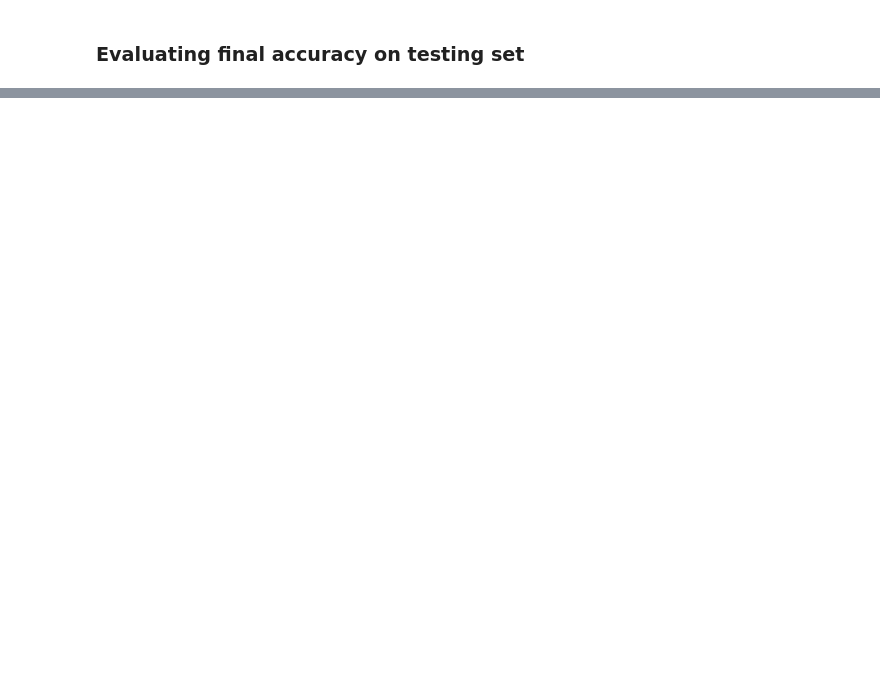
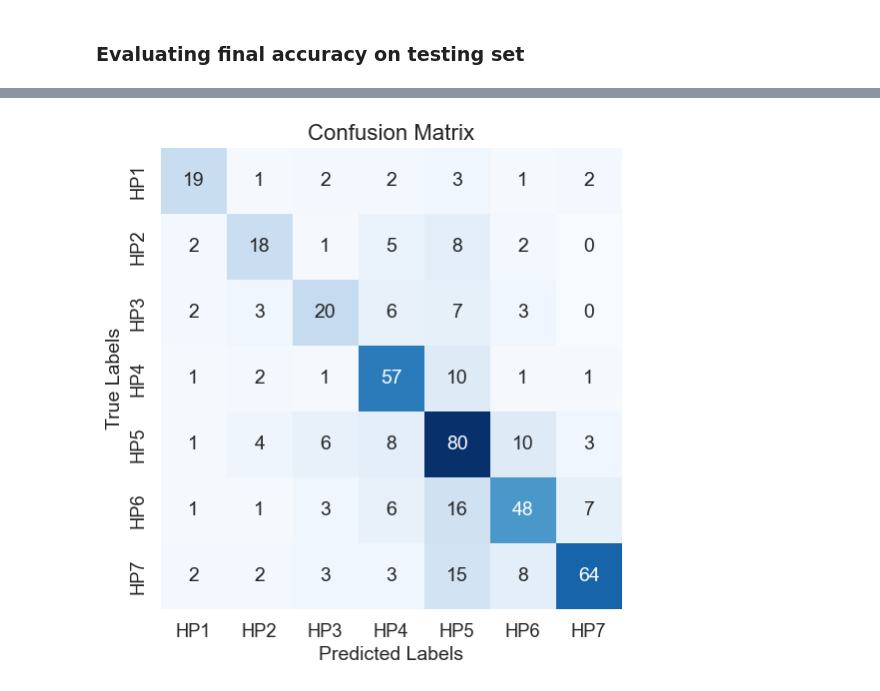
Before and after one commit to dami2106/Natural-Language-Processing, a Jupyter notebook: Lab_2/test.ipynb, the cells around one changed output, grey strips where cells are left out. Drawn from its saved outputs; the diff is of its cells as text; code cells hidden in the pictures; blank space fills up the shorter version.

Commit message:
Added plots

```diff
--- a/Lab_2/test.ipynb
+++ b/Lab_2/test.ipynb
@@ -116,20 +125,0 @@ Accuracy for delta = 0.0001 is 59.23566878980891
-# %%
-deltas = [0.0001, 0.00005, 0.00001, 0.000005, 0.000001]
-# deltas =  np.linspace(0.01, 0.001, 5)
-print("Testing delta values : ", deltas)
-best_delta = 0
-best_accuracy = 0
-for delta in deltas:
-    predicted = []
-    for page in val_data:
-        predicted.append(classify(page, delta))
-    cm = confusion_matrix(val_labels, predicted)
-    tot = np.sum(cm)
-    correct = np.sum(np.diagonal(cm))
-    accuracy = correct/tot * 100
-
-    if accuracy > best_accuracy:
-        best_accuracy = accuracy
-        best_delta = delta
-
-    print(f"Accuracy for delta = {delta} is {accuracy}")
@@ -147,10 +130,4 @@ Accuracy for delta = 1e-06 is 63.69426751592356
 #Use this delta on the testing set now
 predicted = []
 for page in test_data:
-    predicted.append(classify(page, 5e-06))
-cm = confusion_matrix(test_labels, predicted)
-tot = np.sum(cm)
-correct = np.sum(np.diagonal(cm))
-accuracy = correct/tot * 100
-
-print(f"Accuracy for delta on testing set is {accuracy}")
+    predicted.append(classify(page, best_delta))
@@ -158,0 +160,13 @@ Accuracy for delta on testing set is 64.75583864118896
+# %%
+# Create a heatmap using seaborn
+class_labels = ['HP1', 'HP2', 'HP3', 'HP4', 'HP5', 'HP6', 'HP7']
+plt.figure(figsize=(8, 6))
+sns.set(font_scale=1.2)
+sns.heatmap(cm, annot=True, fmt='d', cmap='Blues', cbar=False, annot_kws={'size': 14}, square=True,
+            xticklabels=class_labels, yticklabels=class_labels)
+plt.xlabel('Predicted Labels', fontsize=14)
+plt.ylabel('True Labels', fontsize=14)
+plt.title('Confusion Matrix', fontsize=16)
+plt.savefig('confusion_matrix.png', dpi=300)
+# %% [output]
+[figure, added]
```
Also changed, not shown: parts of 9 cells of this notebook, 5 other files.
